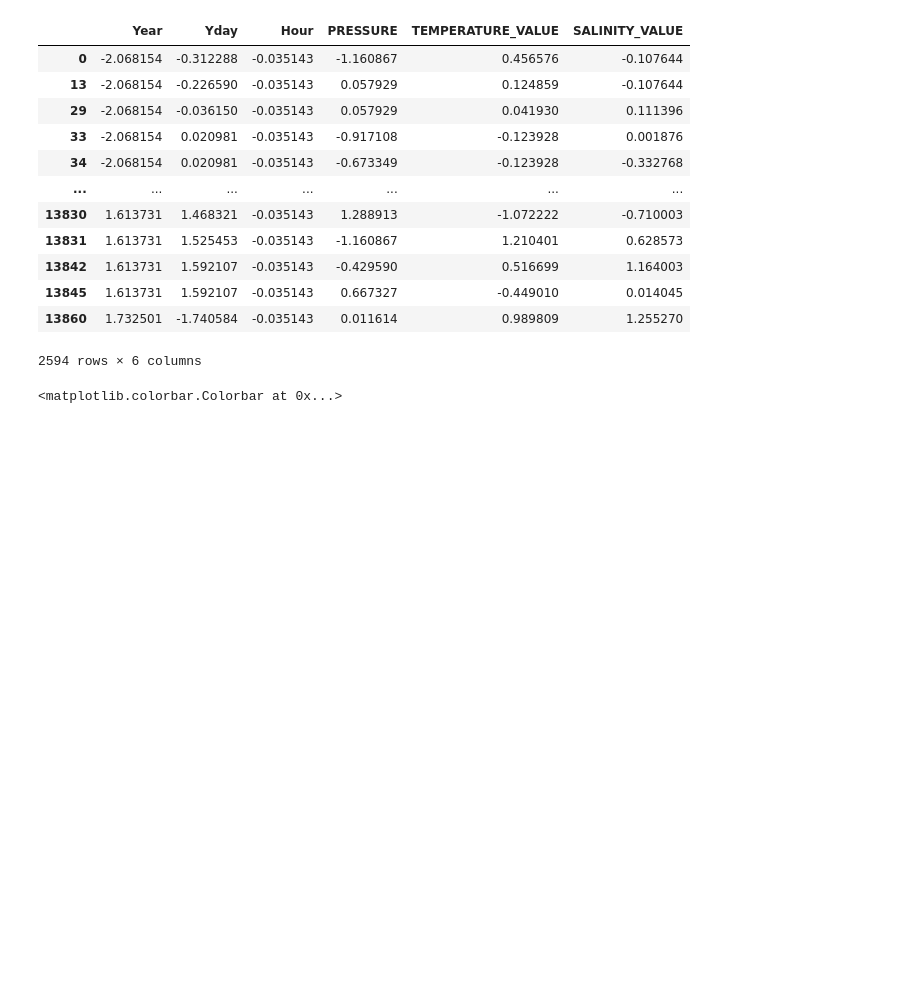
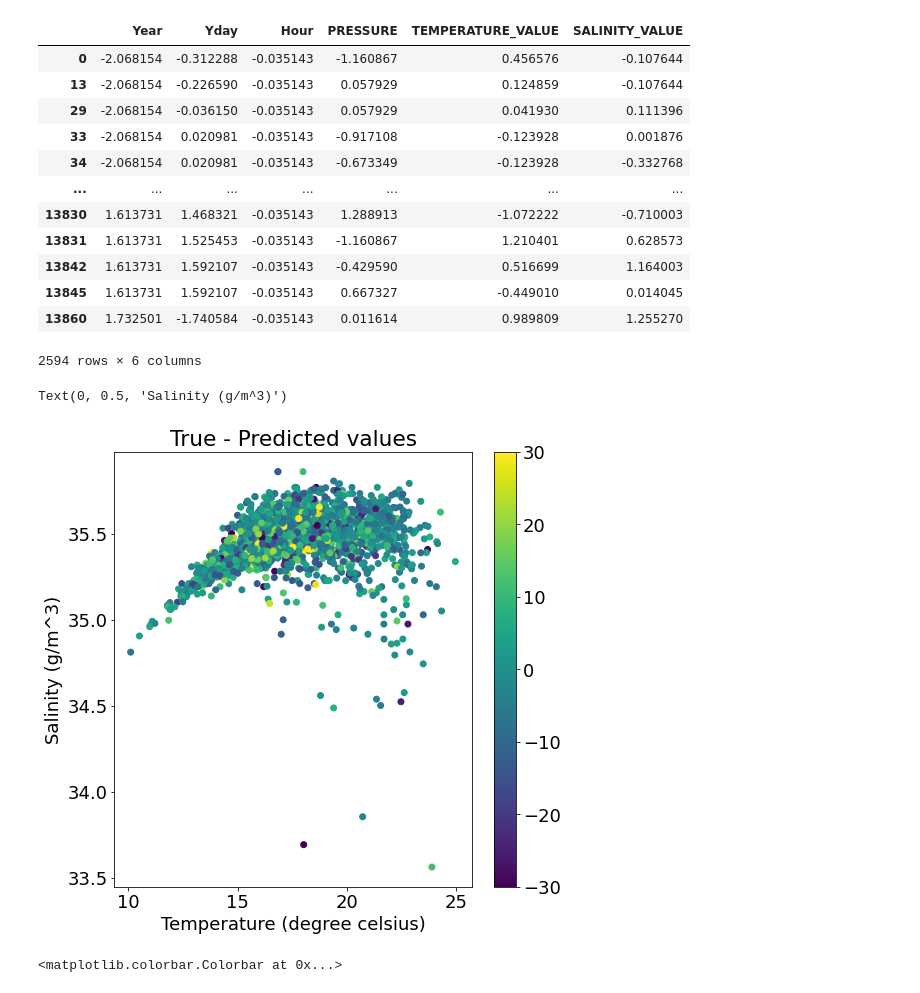
Before and after one commit to SteefanContractor/OceanML, a Jupyter notebook: script/Oxygen_NN_TF.ipynb, the cells around one changed output. Saved outputs shown, nothing was run; the diff lists cells and outputs as text; code cells hidden in the pictures; blank space fills up the shorter version.

```diff
--- a/script/Oxygen_NN_TF.ipynb
+++ b/script/Oxygen_NN_TF.ipynb
@@ -250,3 +252,13 @@ rescaled_test_dataset = test_dataset * oxygen_stats['std'] + oxygen_stats['mean'
+# %%
+plt.figure(figsize=(8,8))
+plt.scatter(rescaled_test_dataset.TEMPERATURE_VALUE, rescaled_test_dataset.SALINITY_VALUE, c=test_labels-test_predictions, vmin=-30, vmax=30)
+plt.colorbar()
+plt.title("True - Predicted values")
+plt.xlabel("Temperature (degree celsius)")
+plt.ylabel("Salinity (g/m^3)")
+# %% [output]
+Text(0, 0.5, 'Salinity (g/m^3)')
+[figure, added]
 # %%
 fig, axes = plt.subplots(ncols=2, figsize=(12,6))
 
```
Also changed, not shown: parts of 8 cells of this notebook, 1 other file.
